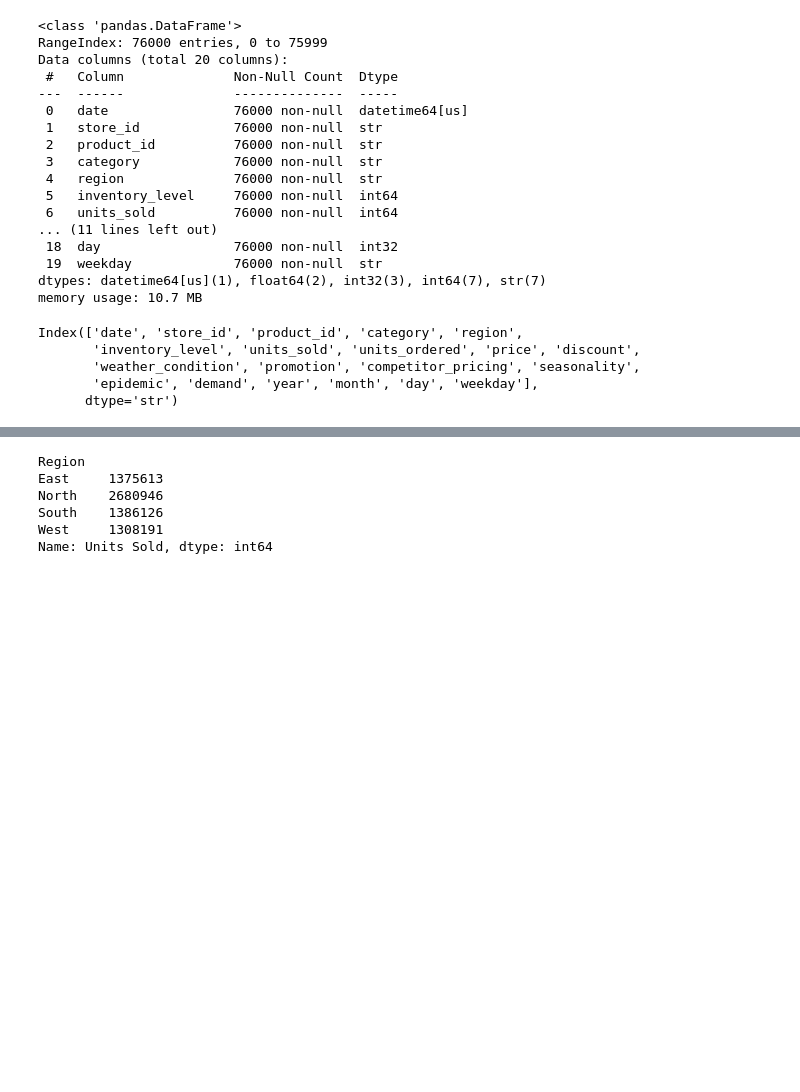
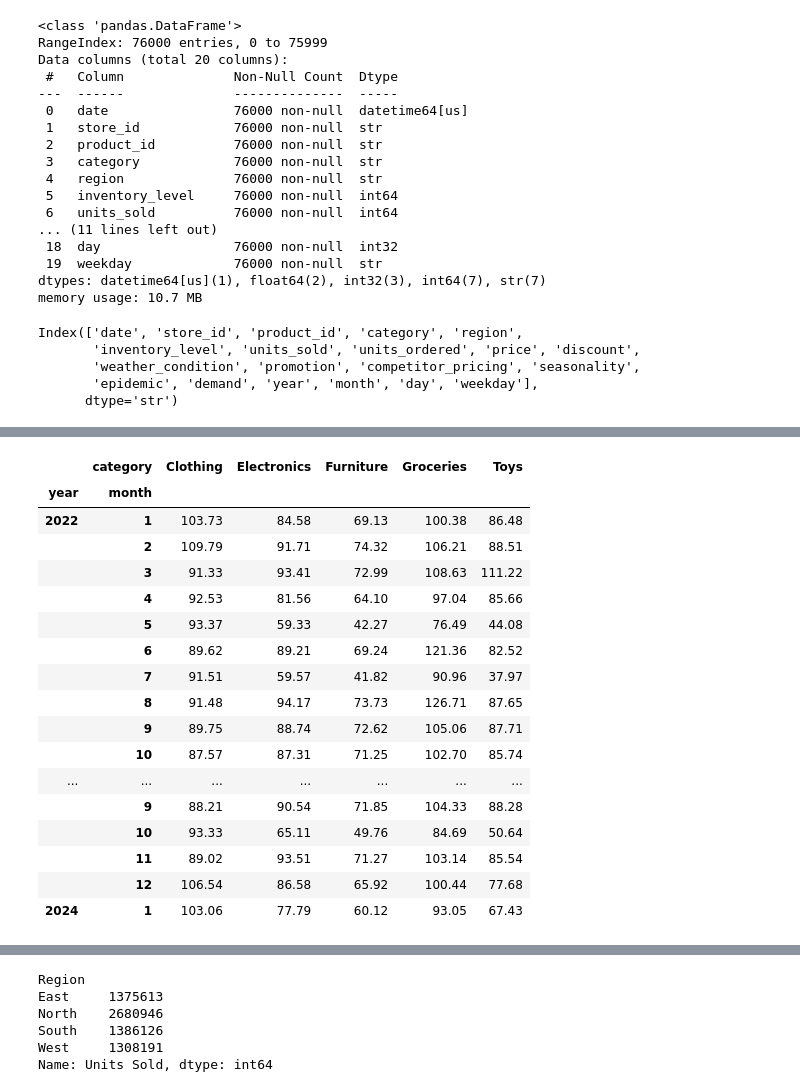
Before and after one commit to lukasmetz27/DemandForecast, a Jupyter notebook: notebooks/EDA.ipynb, the cells around one changed output, grey strips where cells are left out. Cells and saved outputs as stored; diff of their text form; code cells hidden in the pictures; blank space fills up the shorter version.

```diff
--- a/notebooks/EDA.ipynb
+++ b/notebooks/EDA.ipynb
@@ -158,3 +158,24 @@ df.head()
 | 2 | 2022-01-01 | S001 | P0003 | Clothing | North | 247 | 114 | 612 | 62.94 | ... |
 | 3 | 2022-01-01 | S001 | P0004 | Electronics | North | 139 | 45 | 102 | 87.63 | ... |
 | 4 | 2022-01-01 | S001 | P0005 | Groceries | North | 152 | 65 | 271 | 54.41 | ... |
+# %%
+df.pivot_table(index = ["year","month"], columns= "category", values="units_sold",aggfunc="mean").round(2)
+# %% [output]
+|  | category | Clothing | Electronics | Furniture | Groceries | Toys |
+| year | month |  |  |  |  |  |
+| 2022 | 1 | 103.73 | 84.58 | 69.13 | 100.38 | 86.48 |
+|  | 2 | 109.79 | 91.71 | 74.32 | 106.21 | 88.51 |
+|  | 3 | 91.33 | 93.41 | 72.99 | 108.63 | 111.22 |
+|  | 4 | 92.53 | 81.56 | 64.10 | 97.04 | 85.66 |
+|  | 5 | 93.37 | 59.33 | 42.27 | 76.49 | 44.08 |
+|  | 6 | 89.62 | 89.21 | 69.24 | 121.36 | 82.52 |
+|  | 7 | 91.51 | 59.57 | 41.82 | 90.96 | 37.97 |
+|  | 8 | 91.48 | 94.17 | 73.73 | 126.71 | 87.65 |
+|  | 9 | 89.75 | 88.74 | 72.62 | 105.06 | 87.71 |
+|  | 10 | 87.57 | 87.31 | 71.25 | 102.70 | 85.74 |
+| ... | ... | ... | ... | ... | ... | ... |
+|  | 9 | 88.21 | 90.54 | 71.85 | 104.33 | 88.28 |
+|  | 10 | 93.33 | 65.11 | 49.76 | 84.69 | 50.64 |
+|  | 11 | 89.02 | 93.51 | 71.27 | 103.14 | 85.54 |
+|  | 12 | 106.54 | 86.58 | 65.92 | 100.44 | 77.68 |
+| 2024 | 1 | 103.06 | 77.79 | 60.12 | 93.05 | 67.43 |
```
Also changed, not shown: parts of 24 cells of this notebook.
